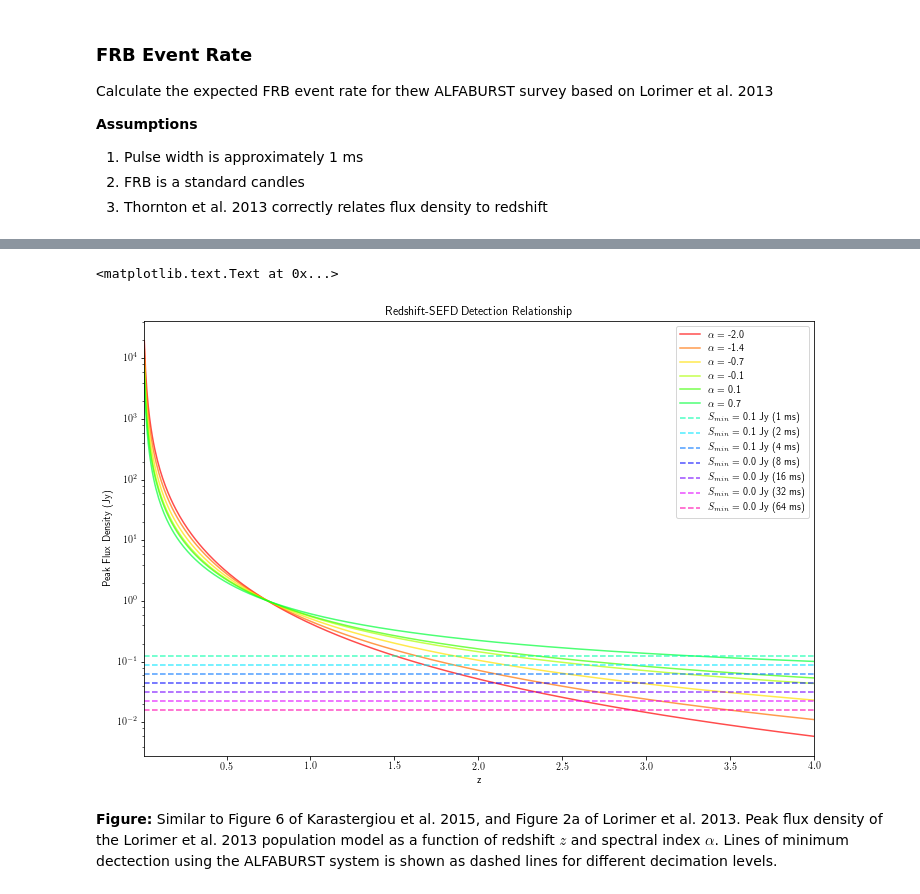
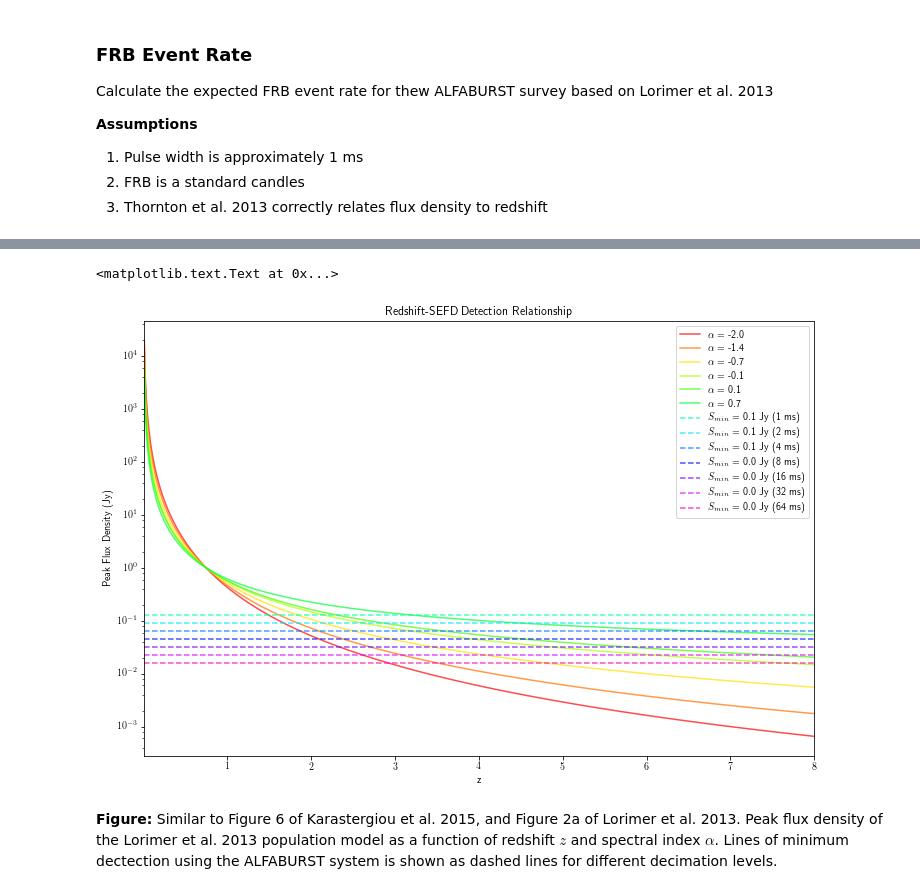
Before and after one commit to griffinfoster/alfaburst-initial-survey, a Jupyter notebook: notebooks/frb_event_rate.ipynb, the cells around one changed output, grey strips where cells are left out. Drawn from its saved outputs; the diff is of its cells as text; code cells hidden in the pictures.

```diff
--- a/notebooks/frb_event_rate.ipynb
+++ b/notebooks/frb_event_rate.ipynb
@@ -46,5 +46,5 @@ fObsMax = 1403e6 # ALFABURST 56 MHz bandwidth system max frequency
 
 alphas = [-2., -1.4, -0.7, -0.1, 0.1, 0.7] # spectral indicies to model
 zMin = 0.01
-zMax = 4.0
-#zMax = 8.234 # from frb_search_volume.ipynb
+#zMax = 4.0
+zMax = 7.997 # minimum z based on pointing and NE2001 from frb_search_volume.ipynb
@@ -104,30 +117,37 @@ def calcSpeak(LModel, z, alpha, fObsMin, fObsMax, fLumMin=1e7, fLumMax=1e10):
 
     return sPeak / 1e-19
 # %%
-zArr = np.linspace(zMin, zMax, 512)
+zArr = np.linspace(zMin, zMax, 1024)
 sPeakArr = np.zeros((len(alphas), len(zArr)))
 
 cmap = plt.cm.hsv
 colors = iter(cmap(np.linspace(0, 0.9, len(alphas) + len(sMin))))
 
 for aid, alpha in enumerate(alphas):
     LModel = calcLModel(alphaRef=alpha)
     for zid,zz in enumerate(zArr):
         sPeakArr[aid, zid] = calcSpeak(LModel, zz, alpha, fObsMin, fObsMax)
     plt.semilogy(zArr, sPeakArr[aid], color=next(colors), alpha=0.7, label=r'$\alpha =$ %1.1f'%alpha)
 
-for sMinVal, pwVal in zip(sMin, pulseWidth):
+idxArr = np.zeros((len(sMin),len(alphas)), dtype='int')
+#for sMinVal, pwVal in zip(sMin, pulseWidth):
+for smid, sMinVal in enumerate(sMin):
+    pwVal = pulseWidth[smid]
     plt.axhline(y=sMinVal, xmin=0.0, xmax=1.0, color=next(colors), linestyle="--", alpha=0.7, \
                 label='$S_{min}=$ %1.1f Jy (%.0f ms)'%(sMinVal, pwVal/1000.))
+    for aid, alpha in enumerate(alphas):
+        idx = np.argmin(np.abs(sPeakArr[aid] - sMinVal)) # array index of nearest sMin/alpha flux density crossing
+        #print alpha, sMinVal, idx, zArr[idx]
+        idxArr[smid, aid] = idx
 
 plt.legend()
 plt.xlim(zMin, zMax)
 plt.xlabel('z')
 plt.ylabel('Peak Flux Density (Jy)')
 plt.title('Redshift-SEFD Detection Relationship')
 # %% [output]
 <matplotlib.text.Text at 0x...>
-[figure, old version]
+[figure, new version]
 # %% [markdown]
 **Figure:** Similar to Figure 6 of Karastergiou et al. 2015, and Figure 2a of Lorimer et al. 2013. Peak flux density of the Lorimer et al. 2013 population model as a function of redshift $z$ and spectral index $\alpha$. Lines of minimum dectection using the ALFABURST system is shown as dashed lines for different decimation levels.
 # %%
```
Also changed, not shown: parts of 6 cells of this notebook, 1 other file.
